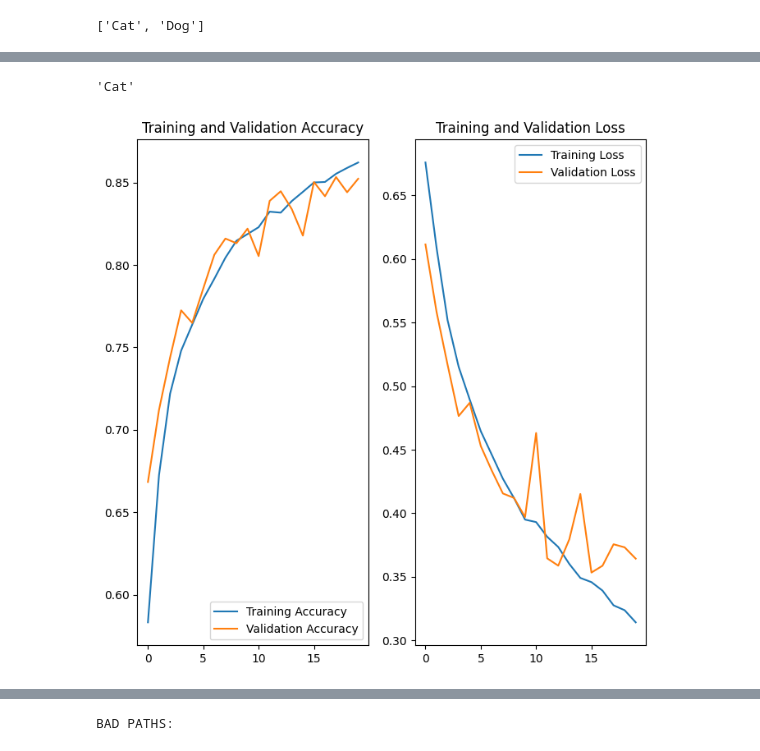
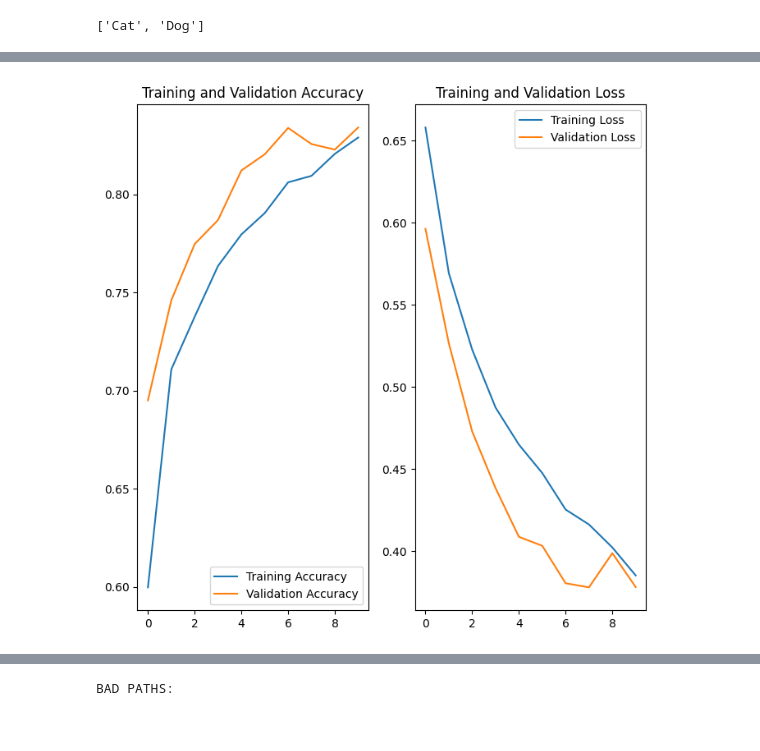
Before and after one commit to bunnanna/image_classifier_for_training, a Jupyter notebook: classfydc.ipynb, the cells around one changed output, grey strips where cells are left out. Saved outputs shown, nothing was run; the diff lists cells and outputs as text; code cells hidden in the pictures.

```diff
--- a/classfydc.ipynb
+++ b/classfydc.ipynb
@@ -104,5 +84,5 @@ model.compile(optimizer=opt,
               loss=tf.keras.losses.SparseCategoricalCrossentropy(from_logits=True),
               metrics=['accuracy'])
 # %%
-history = model.fit(dtrain,validation_data=dtest,epochs=20)
+history = model.fit(dtrain,validation_data=dtest,epochs=10)
 # %% [output]
@@ -192,29 +116,25 @@ with a 74.41 percent confidence.
-# %%
-img_paths[ind].split("\\")[-2]
-# %% [output]
-'Cat'
 # %%
 acc = history.history['accuracy']
 val_acc = history.history['val_accuracy']
 
 loss = history.history['loss']
 val_loss = history.history['val_loss']
 
-epochs_range = range(20)
+epochs_range = range(10)
 
 plt.figure(figsize=(8, 8))
 plt.subplot(1, 2, 1)
 plt.plot(epochs_range, acc, label='Training Accuracy')
 plt.plot(epochs_range, val_acc, label='Validation Accuracy')
 plt.legend(loc='lower right')
 plt.title('Training and Validation Accuracy')
 
 plt.subplot(1, 2, 2)
 plt.plot(epochs_range, loss, label='Training Loss')
 plt.plot(epochs_range, val_loss, label='Validation Loss')
 plt.legend(loc='upper right')
 plt.title('Training and Validation Loss')
 plt.show()
 # %% [output]
-[figure, old version]
+[figure, new version]
 # %%
```
Also changed, not shown: parts of 14 cells of this notebook, 1 other file.
